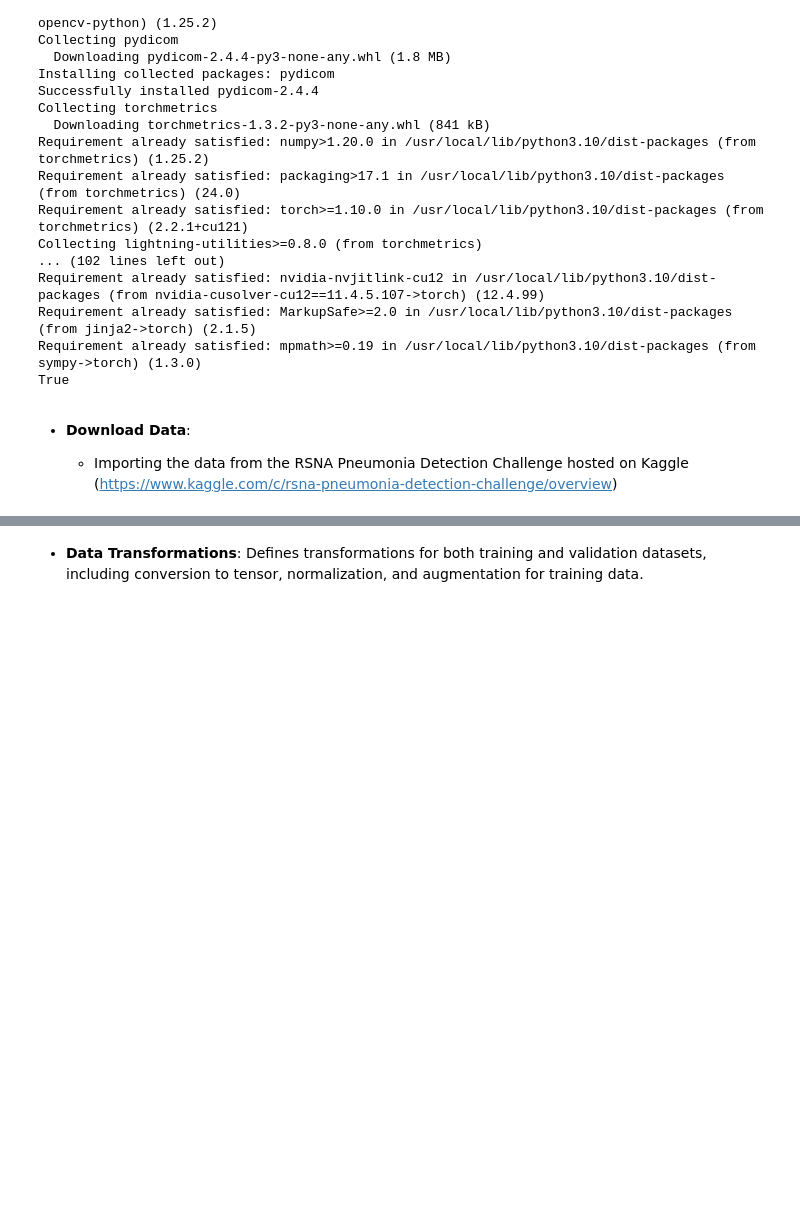
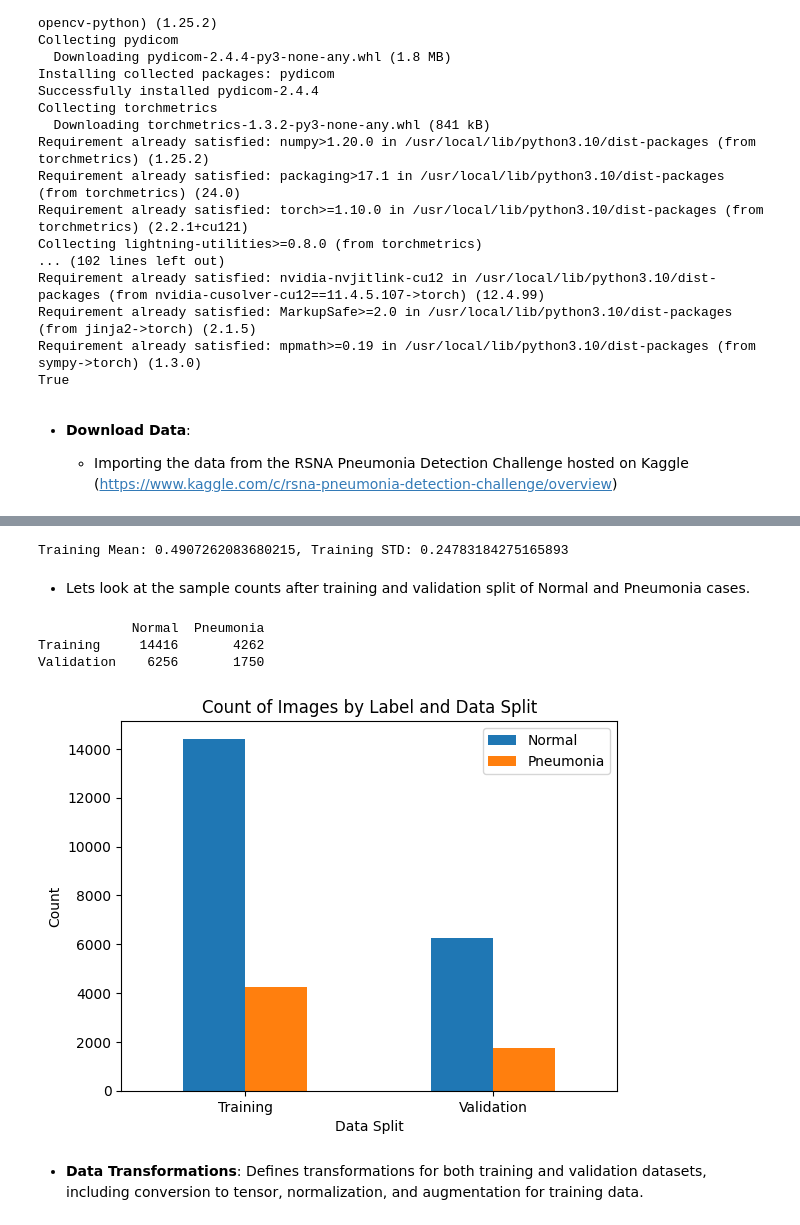
Before and after one commit to neizalazo/pneumonia, a Jupyter notebook: pneumonia_project.ipynb, the cells around one changed output, grey strips where cells are left out. Cells and saved outputs as stored; diff of their text form; code cells hidden in the pictures; blank space fills up the shorter version.

```diff
--- a/pneumonia_project.ipynb
+++ b/pneumonia_project.ipynb
@@ -158,3 +179,65 @@ Mean of Dataset: 0.4903962485384803, STD: 0.24795070634161256
+# %%
+#Separate train images in training and validation data sets. This data set already contains a folder with test images.
+train_lb_df, val_lb_df = train_test_split(train_labels_df, test_size=0.3, random_state=2000)
+
+# Preprocessing and saving images
+sum_pixels = 0  # Variable to store sum of pixel values
+sum_pixels_sq = 0  # Variable to store sum of squared pixel values
+for counter, patient_id in enumerate(tqdm(train_labels_df.patientId)):  # Iterate over patient IDs with progress bar
+    dcm_path = train_img_path / patient_id  # Get path to DICOM file
+    dcm_path = dcm_path.with_suffix(".dcm")  # Change extension to .dcm
+    dcm = pydicom.read_file(dcm_path).pixel_array / 255  # Read DICOM file, normalize pixel value
+    dcm_array = cv2.resize(dcm, (224, 224)).astype(np.float16)  # Resize image to (224, 224) and convert to float16
+
+    label = train_labels_df.Target.iloc[counter]  # Get label
+
+    train_or_val = "training" if patient_id in train_lb_df['patientId'].values else "validation" # Determine whether data is for training or validation
+
+    save_train_img_prc_path = train_img_prc_path / train_or_val / str(label)  # Define path to save processed image
+    save_train_img_prc_path.mkdir(parents=True, exist_ok=True)  # Create directories if they don't exist
+    np.save(save_train_img_prc_path / patient_id, dcm_array)  # Save processed image
+
+    #Now we want to get the mean and std so we can use it during normalization transforms later.
+    norm_transform = dcm_array.shape[0] * dcm_array.shape[1]  # Compute normalization factor
+    if train_or_val == "training":  # If data is for training
+        sum_pixels += np.sum(dcm_array) / norm_transform  # Compute sum of pixel values
+        sum_pixels_sq += (np.power(dcm_array, 2).sum()) / norm_transform  # Compute sum of squared pixel values
+
+train_mean = sum_pixels / len(train_lb_df)  # Compute mean of pixel values
+train_std = np.sqrt(sum_pixels_sq / len(train_lb_df) - (train_mean**2))  # Compute standard deviation of pixel values
+
+print(f"Training Mean: {train_mean}, Training STD: {train_std}")  # Print mean and standard deviation
+# %% [output]
+Training Mean: 0.4907262083680215, Training STD: 0.24783184275165893
+# %% [markdown]
+-  Lets look at the sample counts after training and validation split of Normal and Pneumonia cases.
+# %%
+# Count of images in each folder
+training_0_count = len(os.listdir("/content/train_img_prc/training/0"))
+training_1_count = len(os.listdir("/content/train_img_prc/training/1"))
+validation_0_count = len(os.listdir("/content/train_img_prc/validation/0"))
+validation_1_count = len(os.listdir("/content/train_img_prc/validation/1"))
+
+# Create DataFrame
+data = {
+    'Normal': [training_0_count, validation_0_count ],
+    'Pneumonia': [training_1_count, validation_1_count]
+}
+df = pd.DataFrame(data, index=['Training', 'Validation'])
+print(df)
+
+#Plot data split
+df.plot(kind='bar')
+plt.xticks(rotation=0)
+plt.xlabel('Data Split')
+plt.ylabel('Count')
+plt.title('Count of Images by Label and Data Split')
+plt.show()
+# %% [output]
+            Normal  Pneumonia
+Training     14416       4262
+Validation    6256       1750
+[figure, added]
 # %% [markdown]
 - **Data Transformations**: Defines transformations for both training and validation datasets, including conversion to tensor, normalization, and augmentation for training data.
 # %%
```
Also changed, not shown: parts of 12 cells of this notebook.
